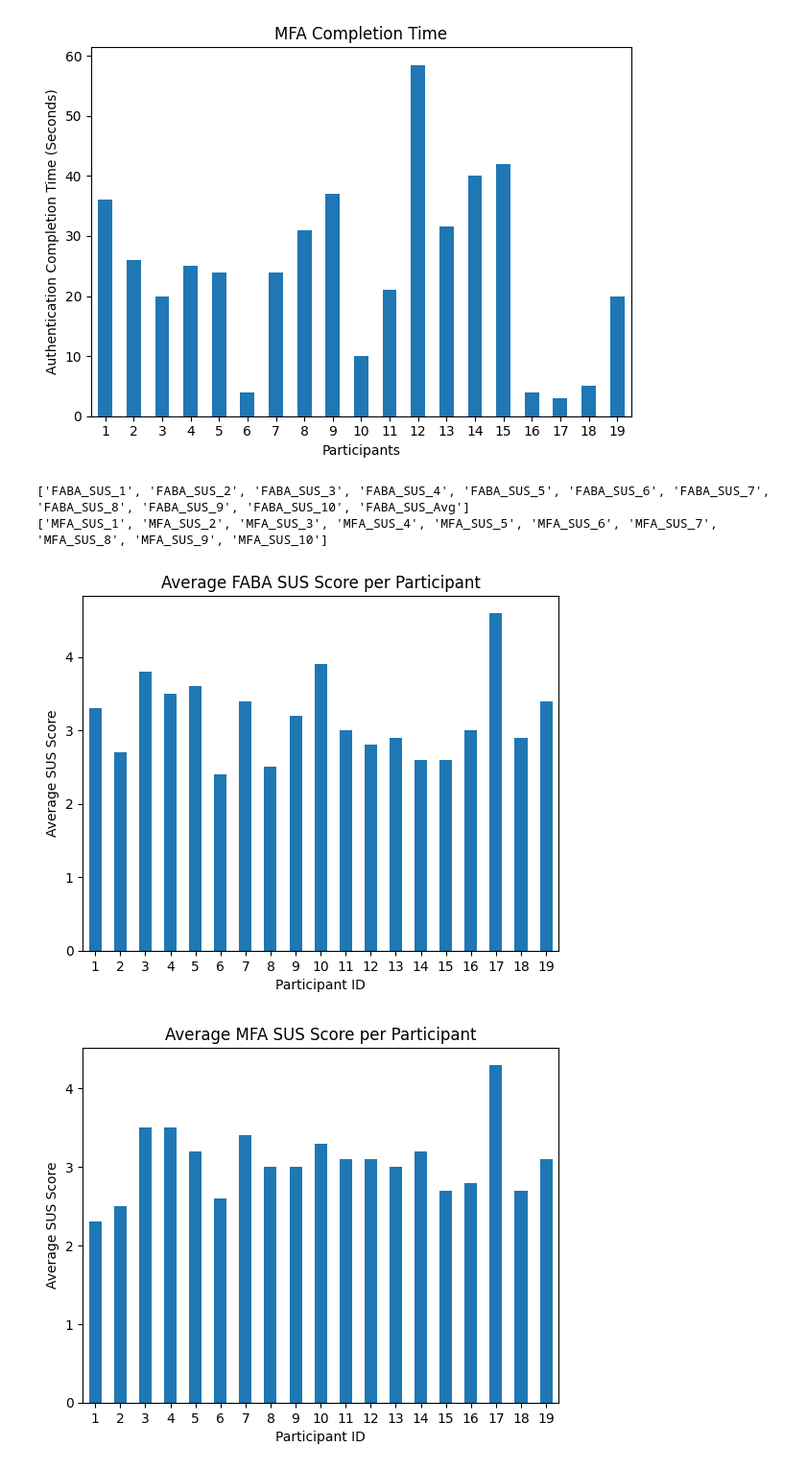
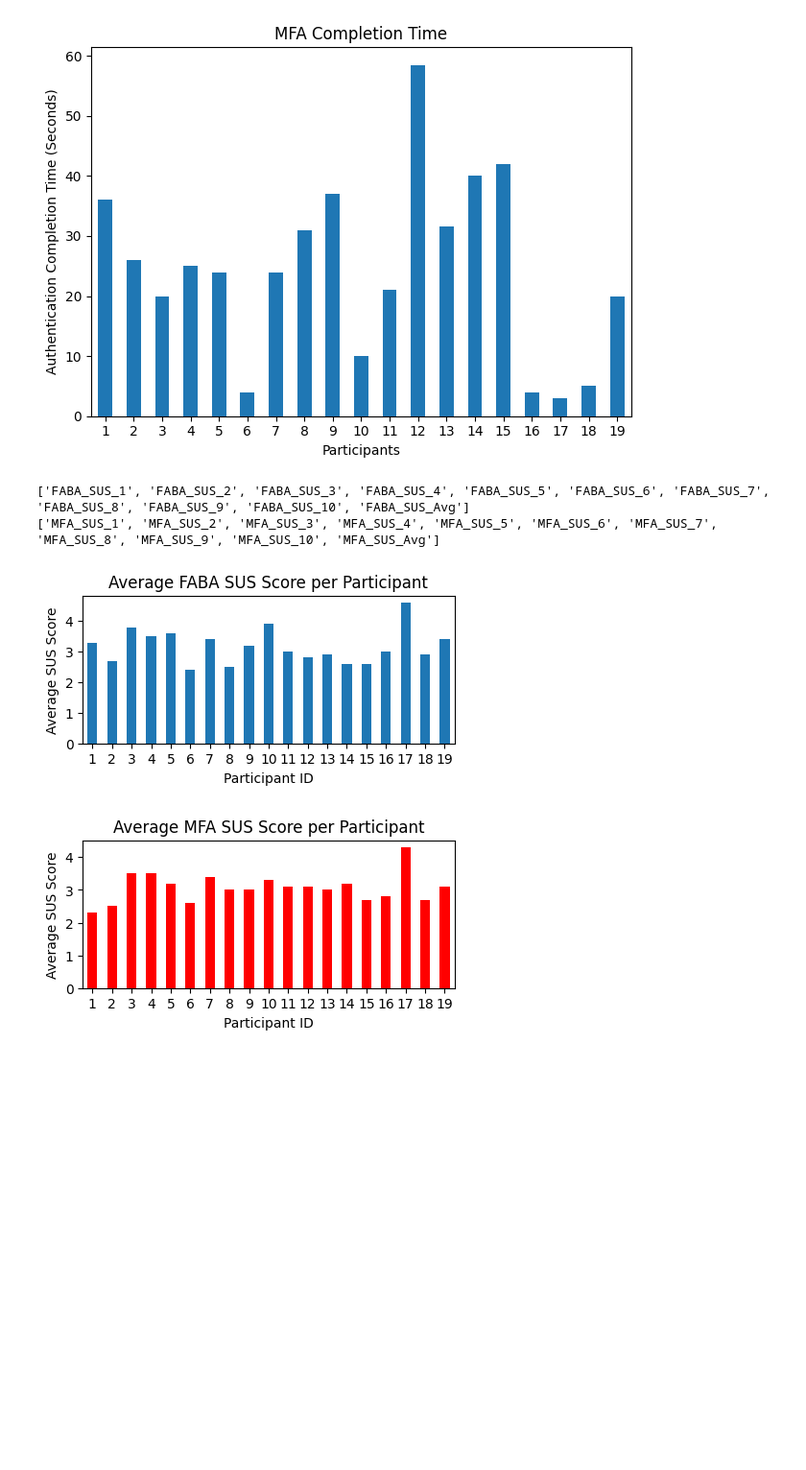
Before and after one commit to dbuiior/Auth_App_Redesign, a Jupyter notebook: data/descriptive.ipynb, the cells around one changed output. Shown: that part at 96% size. Cells and saved outputs as stored; diff of their text form; code cells hidden in the pictures; blank space fills up the shorter version.

```diff
--- a/data/descriptive.ipynb
+++ b/data/descriptive.ipynb
@@ -210,35 +234,38 @@ df_forms["FABA_SUS_Avg"] = df_forms[FABA_SUS].mean(axis=1)
 MFA_SUS = [col for col in df_forms.columns if col.startswith("MFA_SUS_")]
 df_forms["MFA_SUS_Avg"] = df_forms[MFA_SUS].mean(axis=1)
 
 print(FABA_SUS)
 print(MFA_SUS)
 
 df_forms.plot(
     x="Participant",
     y="FABA_SUS_Avg",
     kind="bar",
     legend=False,
-    rot = 360
+    rot = 360,
+    figsize=(5,2)
 )
 plt.title("Average FABA SUS Score per Participant")
 plt.xlabel("Participant ID")
 plt.ylabel("Average SUS Score")
 plt.show()
 
 
 df_forms.plot(
     x="Participant",
     y="MFA_SUS_Avg",
     kind="bar",
     legend=False,
-    rot = 360
+    rot = 360,
+    color="red",
+    figsize=(5,2)
 )
 plt.title("Average MFA SUS Score per Participant")
 plt.xlabel("Participant ID")
 plt.ylabel("Average SUS Score")
 plt.show()
 # %% [output]
 ['FABA_SUS_1', 'FABA_SUS_2', 'FABA_SUS_3', 'FABA_SUS_4', 'FABA_SUS_5', 'FABA_SUS_6', 'FABA_SUS_7', 'FABA_SUS_8', 'FABA_SUS_9', 'FABA_SUS_10', 'FABA_SUS_Avg']
-['MFA_SUS_1', 'MFA_SUS_2', 'MFA_SUS_3', 'MFA_SUS_4', 'MFA_SUS_5', 'MFA_SUS_6', 'MFA_SUS_7', 'MFA_SUS_8', 'MFA_SUS_9', 'MFA_SUS_10']
+['MFA_SUS_1', 'MFA_SUS_2', 'MFA_SUS_3', 'MFA_SUS_4', 'MFA_SUS_5', 'MFA_SUS_6', 'MFA_SUS_7', 'MFA_SUS_8', 'MFA_SUS_9', 'MFA_SUS_10', 'MFA_SUS_Avg']
-[figure, old version]
+[figure, new version]
-[figure, old version]
+[figure, new version]
```
Also changed, not shown: parts of 1 cell of this notebook.
